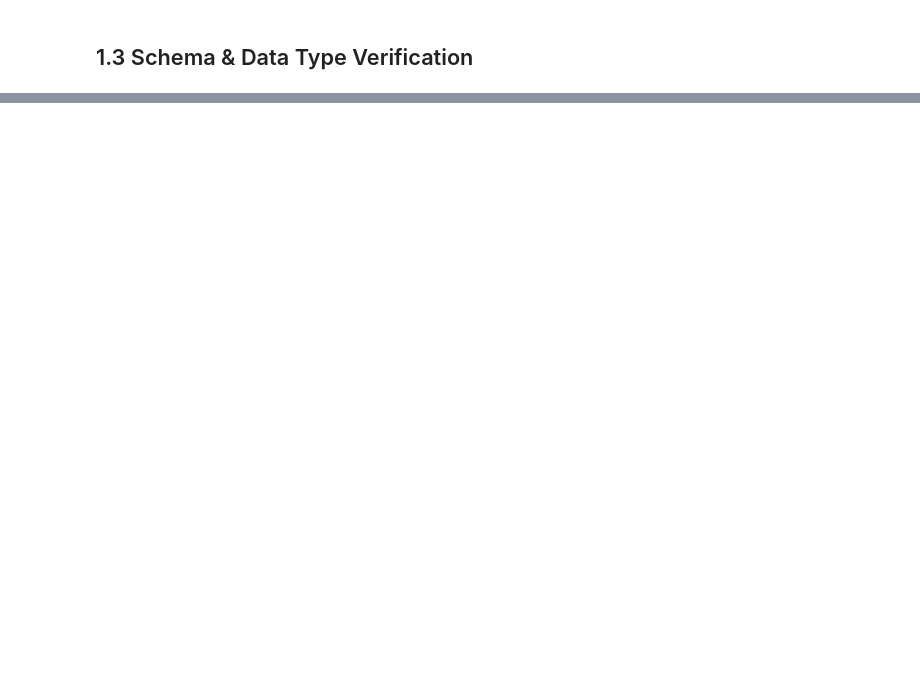
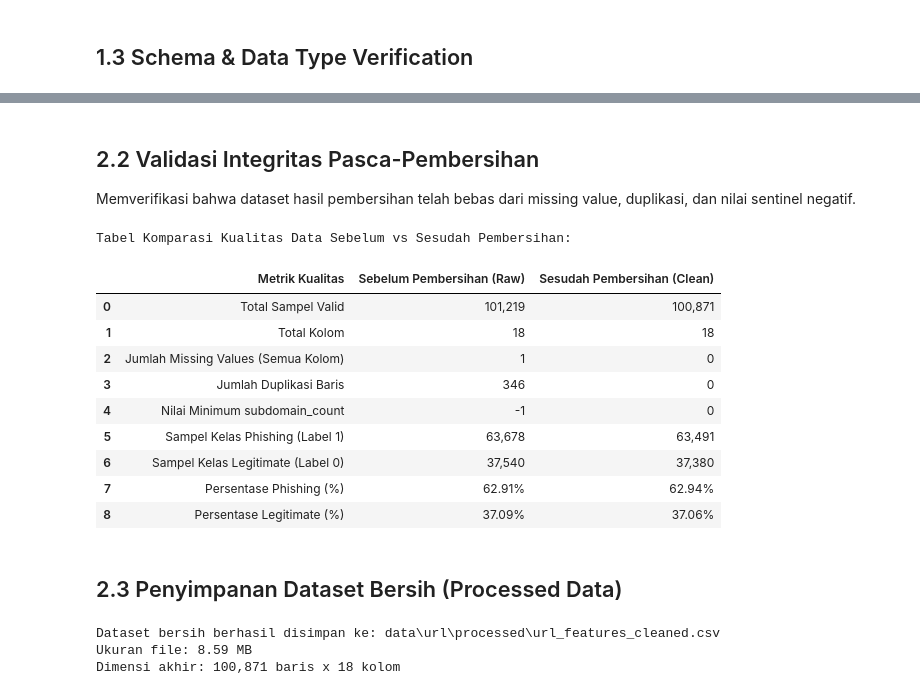
Before and after one commit to fathirrizkifadillah/PhisGuard_Model_Training, a Jupyter notebook: url.ipynb, the cells around one changed output, grey strips where cells are left out. Cells and saved outputs as stored; diff of their text form; code cells hidden in the pictures; blank space fills up the shorter version.

```diff
--- a/url.ipynb
+++ b/url.ipynb
@@ -449,0 +476,72 @@ plt.show()
+# %% [markdown]
+## 2.2 Validasi Integritas Pasca-Pembersihan
+
+Memverifikasi bahwa dataset hasil pembersihan telah bebas dari missing value, duplikasi, dan nilai sentinel negatif.
+# %%
+validation_metrics = {
+    'Metrik Kualitas': [
+        'Total Sampel Valid',
+        'Total Kolom',
+        'Jumlah Missing Values (Semua Kolom)',
+        'Jumlah Duplikasi Baris',
+        'Nilai Minimum subdomain_count',
+        'Sampel Kelas Phishing (Label 1)',
+        'Sampel Kelas Legitimate (Label 0)',
+        'Persentase Phishing (%)',
+        'Persentase Legitimate (%)'
+    ],
+    'Sebelum Pembersihan (Raw)': [
+        f"{len(df_raw):,}",
+        f"{df_raw.shape[1]}",
+        f"{df_raw.isnull().sum().sum():,}",
+        f"{df_raw.duplicated().sum():,}",
+        f"{df_raw['subdomain_count'].min()}",
+        f"{(df_raw['ClassLabel'] == 0.0).sum():,}",
+        f"{(df_raw['ClassLabel'] == 1.0).sum():,}",
+        f"{(df_raw['ClassLabel'] == 0.0).mean()*100:.2f}%",
+        f"{(df_raw['ClassLabel'] == 1.0).mean()*100:.2f}%"
+    ],
+    'Sesudah Pembersihan (Clean)': [
+        f"{len(df_clean):,}",
+        f"{df_clean.shape[1]}",
+        f"{df_clean.isnull().sum().sum():,}",
+        f"{df_clean.duplicated().sum():,}",
+        f"{df_clean['subdomain_count'].min()}",
+        f"{(df_clean['is_phishing'] == 1).sum():,}",
+        f"{(df_clean['is_phishing'] == 0).sum():,}",
+        f"{(df_clean['is_phishing'] == 1).mean()*100:.2f}%",
+        f"{(df_clean['is_phishing'] == 0).mean()*100:.2f}%"
+    ]
+}
+
+val_df = pd.DataFrame(validation_metrics)
+print("Tabel Komparasi Kualitas Data Sebelum vs Sesudah Pembersihan:")
+display(val_df)
+# %% [output]
+Tabel Komparasi Kualitas Data Sebelum vs Sesudah Pembersihan:
+|  | Metrik Kualitas | Sebelum Pembersihan (Raw) | Sesudah Pembersihan (Clean) |
+| 0 | Total Sampel Valid | 101,219 | 100,871 |
+| 1 | Total Kolom | 18 | 18 |
+| 2 | Jumlah Missing Values (Semua Kolom) | 1 | 0 |
+| 3 | Jumlah Duplikasi Baris | 346 | 0 |
+| 4 | Nilai Minimum subdomain_count | -1 | 0 |
+| 5 | Sampel Kelas Phishing (Label 1) | 63,678 | 63,491 |
+| 6 | Sampel Kelas Legitimate (Label 0) | 37,540 | 37,380 |
+| 7 | Persentase Phishing (%) | 62.91% | 62.94% |
+| 8 | Persentase Legitimate (%) | 37.09% | 37.06% |
+# %% [markdown]
+## 2.3 Penyimpanan Dataset Bersih (Processed Data)
+# %%
+OUTPUT_CLEAN_DIR = Path('data/url/processed')
+OUTPUT_CLEAN_DIR.mkdir(parents=True, exist_ok=True)
+
+CLEAN_FILE_PATH = OUTPUT_CLEAN_DIR / 'url_features_cleaned.csv'
+df_clean.to_csv(CLEAN_FILE_PATH, index=False)
+
+print(f"Dataset bersih berhasil disimpan ke: {CLEAN_FILE_PATH}")
+print(f"Ukuran file: {CLEAN_FILE_PATH.stat().st_size / (1024 ** 2):.2f} MB")
+print(f"Dimensi akhir: {df_clean.shape[0]:,} baris x {df_clean.shape[1]} kolom")
+# %% [output]
+Dataset bersih berhasil disimpan ke: data\url\processed\url_features_cleaned.csv
+Ukuran file: 8.59 MB
+Dimensi akhir: 100,871 baris x 18 kolom
```
Also changed, not shown: parts of 43 cells of this notebook, 7 other files.
